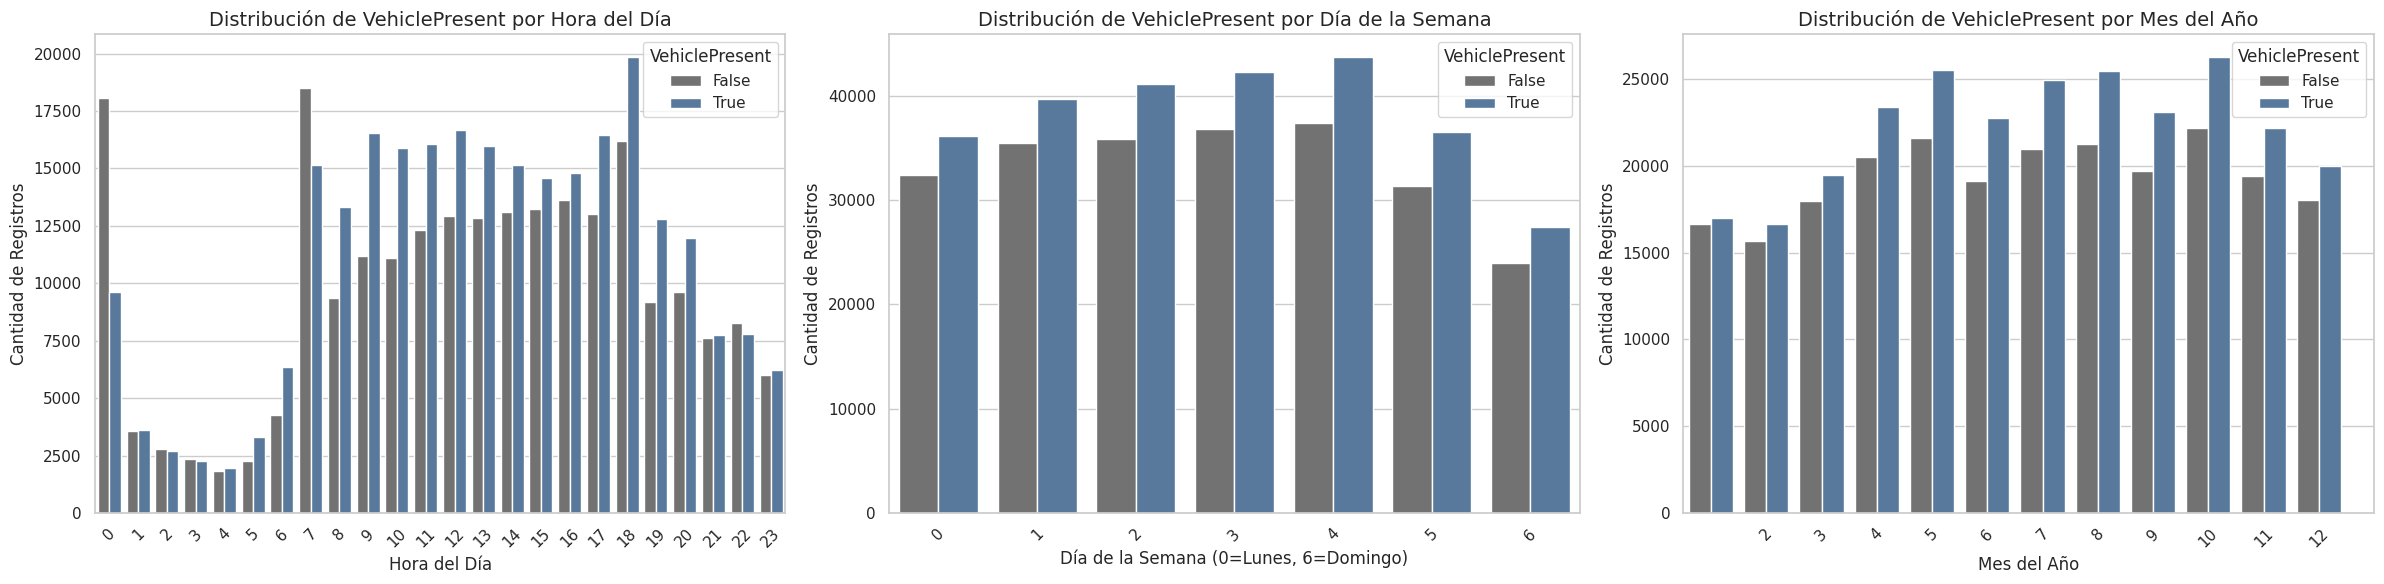
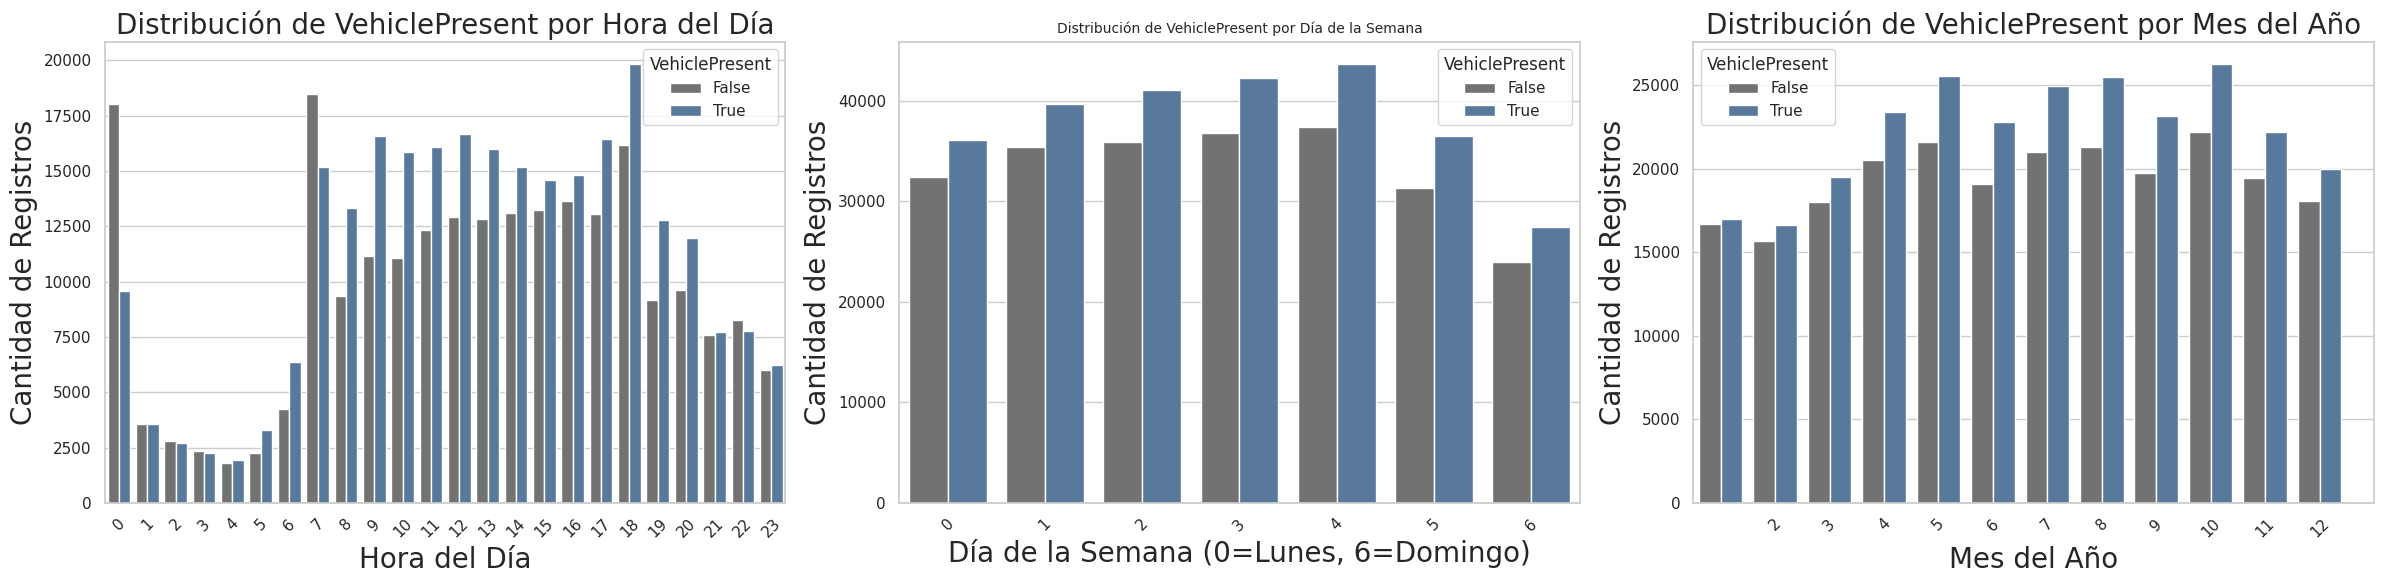
The notebook cell's code change between the first figure and the second:
--- before
+++ after
@@ -11,7 +11,7 @@
     ax=axes[0]
 )
-axes[0].set_title('Distribución de VehiclePresent por Hora del Día', fontsize=14)
-axes[0].set_xlabel('Hora del Día', fontsize=12)
-axes[0].set_ylabel('Cantidad de Registros', fontsize=12)
+axes[0].set_title('Distribución de VehiclePresent por Hora del Día', fontsize=20)
+axes[0].set_xlabel('Hora del Día', fontsize=20)
+axes[0].set_ylabel('Cantidad de Registros', fontsize=20)
 axes[0].set_xticks(range(0, 24))
 axes[0].tick_params(axis='x', rotation=45)
@@ -26,7 +26,7 @@
     ax=axes[1]
 )
-axes[1].set_title('Distribución de VehiclePresent por Día de la Semana', fontsize=14)
-axes[1].set_xlabel('Día de la Semana (0=Lunes, 6=Domingo)', fontsize=12)
-axes[1].set_ylabel('Cantidad de Registros', fontsize=12)
+axes[1].set_title('Distribución de VehiclePresent por Día de la Semana', fontsize=20)
+axes[1].set_xlabel('Día de la Semana (0=Lunes, 6=Domingo)', fontsize=20)
+axes[1].set_ylabel('Cantidad de Registros', fontsize=20)
 axes[1].set_xticks(range(0, 7))
 axes[1].tick_params(axis='x', rotation=45)
@@ -41,7 +41,7 @@
     ax=axes[2]
 )
-axes[2].set_title('Distribución de VehiclePresent por Mes del Año', fontsize=14)
-axes[2].set_xlabel('Mes del Año', fontsize=12)
-axes[2].set_ylabel('Cantidad de Registros', fontsize=12)
+axes[2].set_title('Distribución de VehiclePresent por Mes del Año', fontsize=20)
+axes[2].set_xlabel('Mes del Año', fontsize=20)
+axes[2].set_ylabel('Cantidad de Registros', fontsize=20)
 axes[2].set_xticks(range(1, 13))
 axes[2].tick_params(axis='x', rotation=45) 

Commit: [MOD] increase fontsize for better visualization